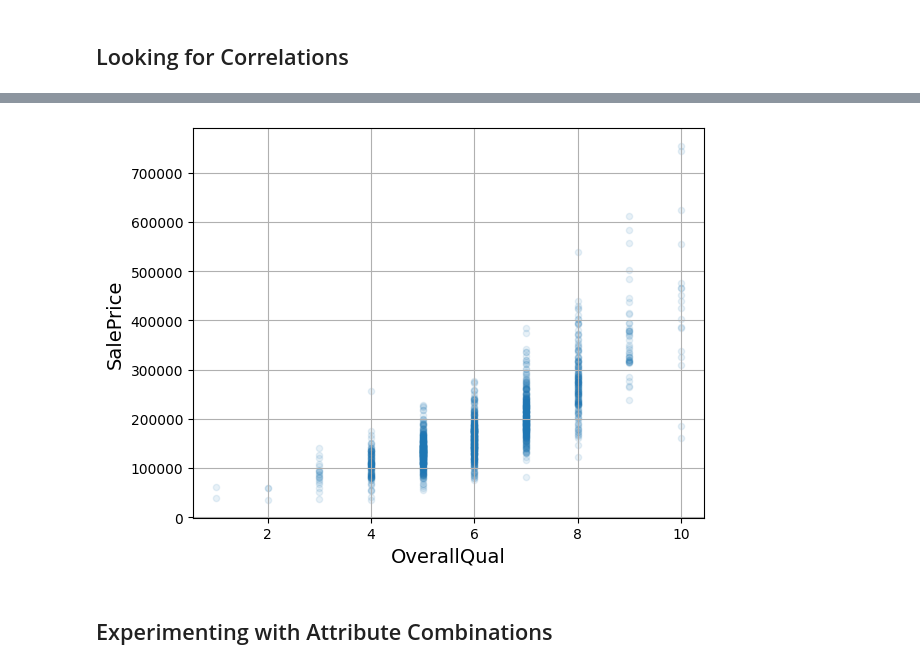
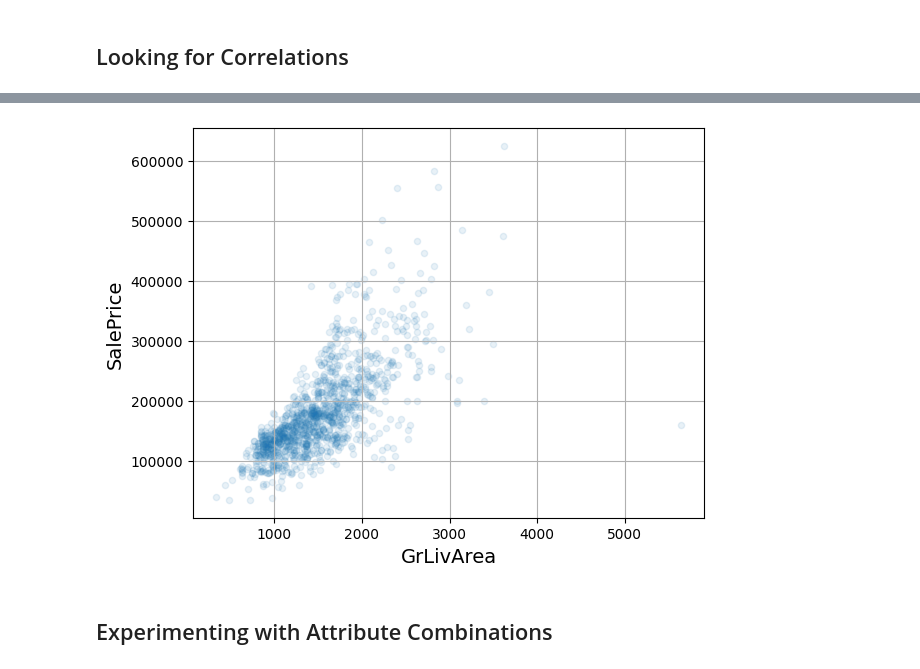
Before and after one commit to colafishx/handson-ml3, a Jupyter notebook: 02_end_to_end_machine_learning_project.ipynb, the cells around one changed output, grey strips where cells are left out. Saved outputs shown, nothing was run; the diff lists cells and outputs as text; code cells hidden in the pictures.

```diff
--- a/02_end_to_end_machine_learning_project.ipynb
+++ b/02_end_to_end_machine_learning_project.ipynb
@@ -395,10 +399,10 @@ plt.show()
 # %%
-housing.plot(kind="scatter", x="OverallQual", y="SalePrice",
+housing.plot(kind="scatter", x="GrLivArea", y="SalePrice",
              alpha=0.1, grid=True)
 save_fig("Quad_vs_house_price_scatterplot")  # extra code
 plt.show()
 # %% [output]
-[figure, old version]
+[figure, new version]
 # %% [markdown]
 ## Experimenting with Attribute Combinations
 # %%
```
Also changed, not shown: parts of 5 cells of this notebook.
